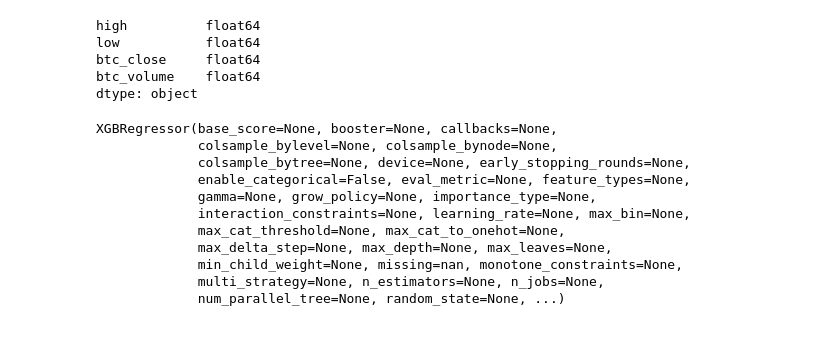
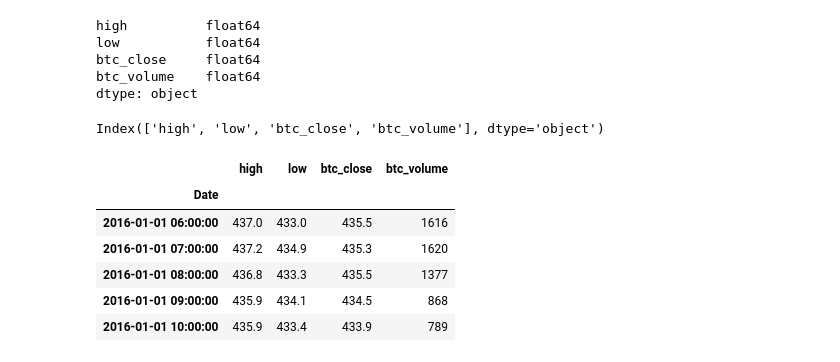
Before and after one commit to dinuwanfernando/BTCUSD_model, a Jupyter notebook: BTCUSD_model.ipynb, the cells around one changed output. Saved outputs shown, nothing was run; the diff lists cells and outputs as text; code cells hidden in the pictures.

```diff
--- a/BTCUSD_model.ipynb
+++ b/BTCUSD_model.ipynb
@@ -123,0 +162,14 @@ dtype: object
+# %%
+df_btc_p.columns
+# %% [output]
+Index(['high', 'low', 'btc_close', 'btc_volume'], dtype='object')
+# %%
+df_btc_p.head()
+# %% [output]
+|  | high | low | btc_close | btc_volume |
+| Date |  |  |  |  |
+| 2016-01-01 06:00:00 | 437.0 | 433.0 | 435.5 | 1616 |
+| 2016-01-01 07:00:00 | 437.2 | 434.9 | 435.3 | 1620 |
+| 2016-01-01 08:00:00 | 436.8 | 433.3 | 435.5 | 1377 |
+| 2016-01-01 09:00:00 | 435.9 | 434.1 | 434.5 | 868 |
+| 2016-01-01 10:00:00 | 435.9 | 433.4 | 433.9 | 789 |
@@ -138,15 +184,0 @@ model = XGBRegressor()
-# %%
-# Train the model
-model.fit(X_train, y_train)
-# %% [output]
-XGBRegressor(base_score=None, booster=None, callbacks=None,
-             colsample_bylevel=None, colsample_bynode=None,
-             colsample_bytree=None, device=None, early_stopping_rounds=None,
-             enable_categorical=False, eval_metric=None, feature_types=None,
-             gamma=None, grow_policy=None, importance_type=None,
-             interaction_constraints=None, learning_rate=None, max_bin=None,
-             max_cat_threshold=None, max_cat_to_onehot=None,
-             max_delta_step=None, max_depth=None, max_leaves=None,
-             min_child_weight=None, missing=nan, monotone_constraints=None,
-             multi_strategy=None, n_estimators=None, n_jobs=None,
-             num_parallel_tree=None, random_state=None, ...)
```
Also changed, not shown: parts of 27 cells of this notebook.
